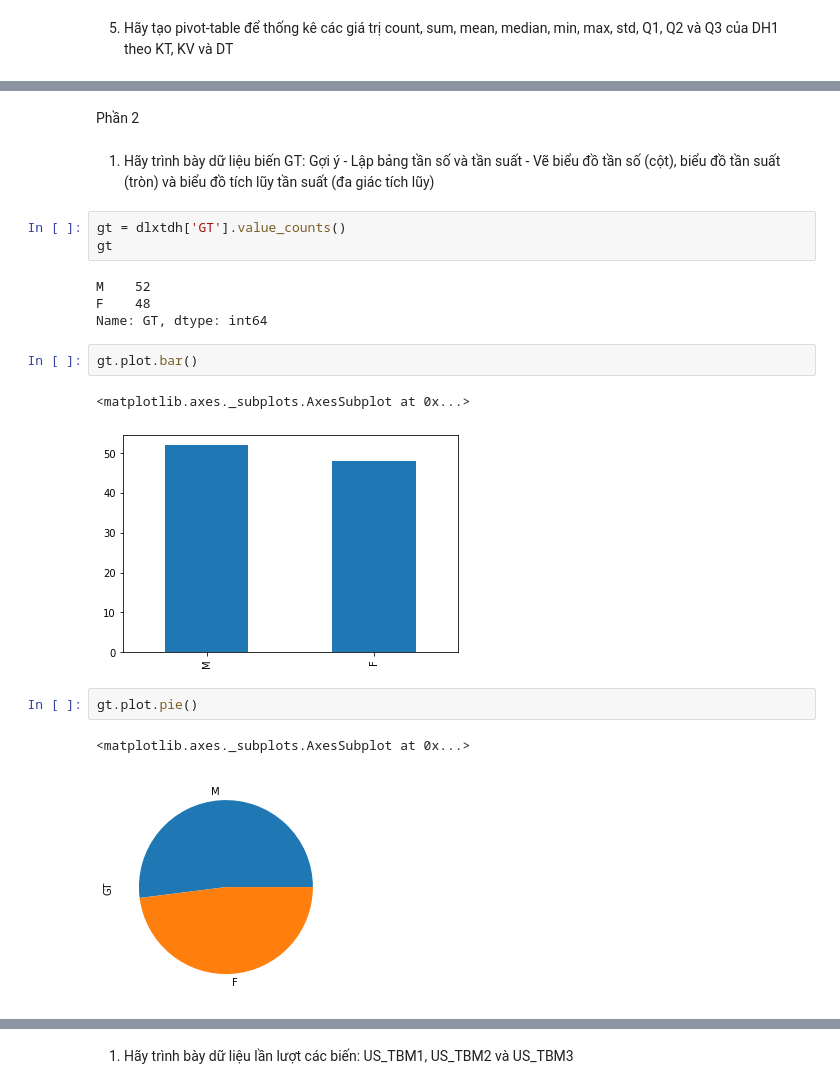
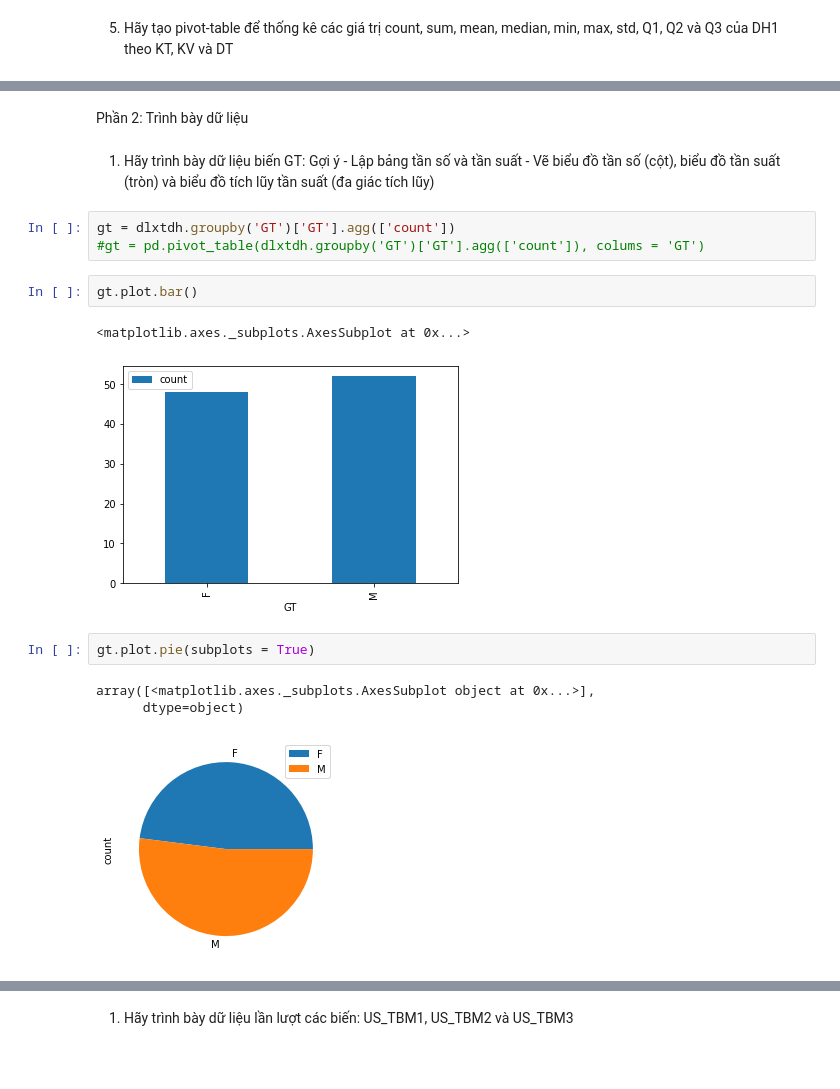
Before and after one commit to PhamBaVuong/DataAnalysisDeepLearning, a Jupyter notebook: Lab02.ipynb, the cells around one changed output, grey strips where cells are left out. Saved outputs shown, nothing was run; the diff lists cells and outputs as text; blank space fills up the shorter version.

```diff
--- a/Lab02.ipynb
+++ b/Lab02.ipynb
@@ -350,22 +351,19 @@ pt3.rename(columns = {'<lambda_0>' : 'Q1', '<lambda_1>' : 'Q2', '<lambda_2>' : '
 # %% [markdown]
-Phần 2
+Phần 2: Trình bày dữ liệu
 # %% [markdown]
 1. Hãy trình bày dữ liệu biến GT:
 Gợi ý - Lập bảng tần số và tần suất - Vẽ biểu đồ tần số (cột), biểu đồ tần suất (tròn) và biểu đồ tích lũy tần suất (đa giác tích lũy)
-# %%
-gt = dlxtdh['GT'].value_counts()
-gt
-# %% [output]
-M    52
-F    48
-Name: GT, dtype: int64
+# %%
+gt = dlxtdh.groupby('GT')['GT'].agg(['count'])
+#gt = pd.pivot_table(dlxtdh.groupby('GT')['GT'].agg(['count']), colums = 'GT')
 # %%
 gt.plot.bar()
 # %% [output]
 <matplotlib.axes._subplots.AxesSubplot at 0x...>
-[figure, old version]
+[figure, new version]
 # %%
-gt.plot.pie()
+gt.plot.pie(subplots = True)
 # %% [output]
-<matplotlib.axes._subplots.AxesSubplot at 0x...>
+array([<matplotlib.axes._subplots.AxesSubplot object at 0x...>],
+      dtype=object)
-[figure, old version]
+[figure, new version]
```
Also changed, not shown: parts of 61 cells of this notebook.
